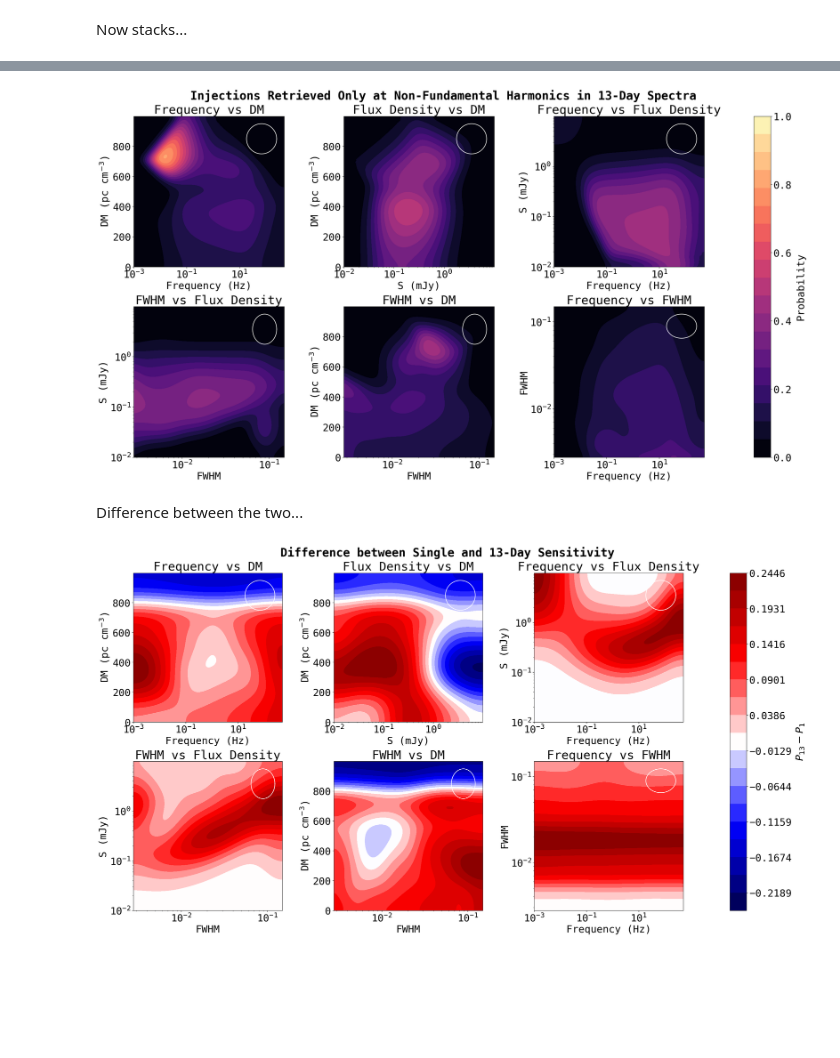
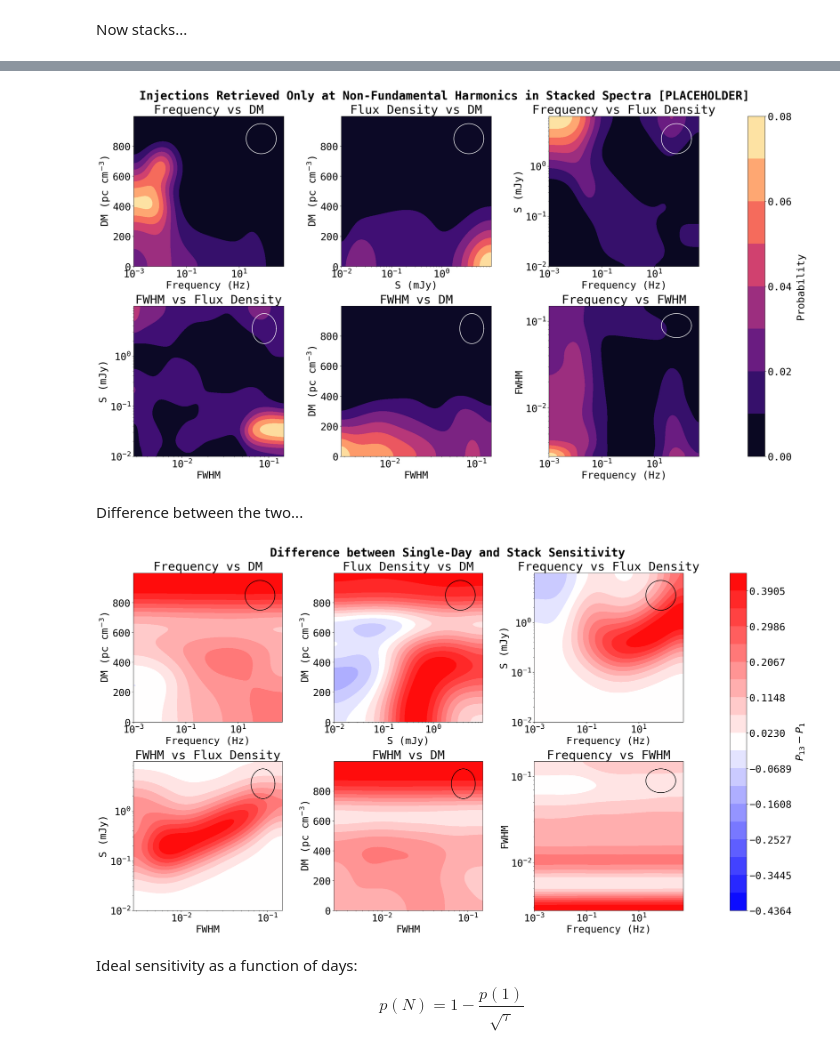
Before and after one commit to chime-sps/Transmissivity, a Jupyter notebook: results/injection_analysis_2d.ipynb, the cells around one changed output, grey strips where cells are left out. Saved outputs shown, nothing was run; the diff lists cells and outputs as text; code cells hidden in the pictures; blank space fills up the shorter version.

```diff
--- a/results/injection_analysis_2d.ipynb
+++ b/results/injection_analysis_2d.ipynb
@@ -679,8 +713,6 @@ fwhm_f_inj_p_smooth_13, _, fwhm_f_ret_p_smooth_13 = au.get_sensitivity(
 # %%
 fig, ax = plt.subplots(2, 3, figsize=(26, 14), layout = 'constrained')
 ax = ax.flatten()
-import importlib
-importlib.reload(au)
 
 #f vs DM
 cf0 = ax[0].contourf(f_bins[:-1], DM_bins[:-1], dm_f_ret_p_smooth_13,
@@ -692,7 +724,7 @@ ax[0].set_title('Frequency vs DM')
 #ax[0].set_xlim(1e-2, max(f_bins))
 #ax[0].set_ylim(0, 700)
 ax[0].set_box_aspect(1)
-au.add_ellipse(ax[0], f_bins, DM_bins, f_dev, DM_dev, x_log=True)
+au.add_ellipse(ax[0], f_bins, DM_bins, f_dev, DM_dev, x_log=True, color = 'black')
 
 #S vs DM
 cf1 = ax[1].contourf(S_bins[:-1], DM_bins[:-1], dm_s_ret_p_smooth_13,
@@ -704,7 +736,7 @@ ax[1].set_title('Flux Density vs DM')
 #ax[1].set_xlim(1e-1, max(S_bins) - 1)
 #ax[1].set_ylim(0, 700)
 ax[1].set_box_aspect(1)
-au.add_ellipse(ax[1], S_bins, DM_bins, S_dev, DM_dev, x_log=True)
+au.add_ellipse(ax[1], S_bins, DM_bins, S_dev, DM_dev, x_log=True, color = 'black')
 
 #f vs S
 cf2 = ax[2].contourf(f_bins[:-1], S_bins[:-1], s_f_ret_p_smooth_13,
@@ -717,7 +749,7 @@ ax[2].set_title('Frequency vs Flux Density')
 ax[2].set_box_aspect(1)
 #ax[2].set_xlim(1e-2, max(f_bins))
 #ax[2].set_ylim(1e-1, max(S_bins) - 1)
-au.add_ellipse(ax[2], f_bins, S_bins, f_dev, S_dev, x_log=True, y_log=True)
+au.add_ellipse(ax[2], f_bins, S_bins, f_dev, S_dev, x_log=True, y_log=True, color = 'black')
 
 #FWHM vs S
 cf3 = ax[3].contourf(fwhm_bins[:-1], S_bins[:-1], s_fwhm_ret_p_smooth_13,
@@ -729,7 +761,7 @@ ax[3].set_ylabel('S (mJy)')
 ax[3].set_title('FWHM vs Flux Density')
 ax[3].set_box_aspect(1)
 #ax[3].set_ylim(5e-2, max(S_bins) -1 )
-au.add_ellipse(ax[3], fwhm_bins, S_bins, FWHM_dev, S_dev, x_log=True, y_log=True)
+au.add_ellipse(ax[3], fwhm_bins, S_bins, FWHM_dev, S_dev, x_log=True, y_log=True, color = 'black')
 
 #FWHM vs DM
 cf4 = ax[4].contourf(fwhm_bins[:-1], DM_bins[:-1], dm_fwhm_ret_p_smooth_13,
@@ -739,9 +771,9 @@ ax[4].set_xlabel('FWHM')
 ax[4].set_ylabel(r'DM (pc cm$^{-3}$)')
 ax[4].set_title('FWHM vs DM')
 #ax[4].set_ylim(0, 700)
-ax[4].set_xlim(fwhm_bins[0], fwhm_bins[-2])
+#ax[4].set_xlim(fwhm_bins[0], fwhm_bins[-2])
 ax[4].set_box_aspect(1)
-au.add_ellipse(ax[4], fwhm_bins, DM_bins, FWHM_dev, DM_dev, x_log=True)
+au.add_ellipse(ax[4], fwhm_bins, DM_bins, FWHM_dev, DM_dev, x_log=True, color = 'black')
 
 #f vs FWHM
 cf5 = ax[5].contourf(f_bins[:-1], fwhm_bins[:-1], fwhm_f_ret_p_smooth_13,
@@ -752,15 +784,15 @@ ax[5].set_xlabel('Frequency (Hz)')
 ax[5].set_ylabel('FWHM')
 ax[5].set_title('Frequency vs FWHM')
 ax[5].set_box_aspect(1)
-ax[5].set_ylim(fwhm_bins[0], fwhm_bins[-2])
+#ax[5].set_ylim(fwhm_bins[0], fwhm_bins[-2])
 #ax[5].set_xlim(1e-2, max(f_bins))
-au.add_ellipse(ax[5], f_bins, fwhm_bins, f_dev, FWHM_dev, x_log=True, y_log=True)
+au.add_ellipse(ax[5], f_bins, fwhm_bins, f_dev, FWHM_dev, x_log=True, y_log=True, color = 'black')
 
 cbar = fig.colorbar(cf5, ax=ax, location='right', pad=0.08)
 cbar.set_label('Probability', labelpad=10)
 cbar.set_ticks([0, 0.2, 0.4, 0.6, 0.8, 1.0])
 
-fig.suptitle('Integrated Completeness of Injections into 13-Day Spectra',
+fig.suptitle('Integrated Completeness of Injections into Stacked Spectra [PLACEHOLDER]',
              fontsize=30, fontweight='bold')
 plt.show()
 # %% [output]
@@ -853,7 +885,9 @@ importlib.reload(au)
 
 #f vs DM
 cf0 = ax[0].contourf(f_bins[:-1], DM_bins[:-1], dm_f_weird_harm_13,
-                           levels=au.make_levels(dm_f_weird_harm_13),cmap='magma')
+                           #levels=au.make_levels(dm_f_weird_harm_13),
+                           cmap='magma')
+#)
 ax[0].set_xscale('log')
 ax[0].set_xlabel('Frequency (Hz)')
 ax[0].set_ylabel(r'DM (pc cm$^{-3}$)')
@@ -865,7 +899,8 @@ au.add_ellipse(ax[0], f_bins, DM_bins, f_dev, DM_dev, x_log=True)
 
 #S vs DM
 cf1 = ax[1].contourf(S_bins[:-1], DM_bins[:-1], dm_s_weird_harm_13,
-                           levels=au.make_levels(dm_s_weird_harm_13), cmap='magma')
+ #                          levels=au.make_levels(dm_s_weird_harm_13),
+            cmap='magma')
 ax[1].set_xscale('log')
 ax[1].set_xlabel('S (mJy)')
 ax[1].set_ylabel(r'DM (pc cm$^{-3}$)')
@@ -877,7 +912,8 @@ au.add_ellipse(ax[1], S_bins, DM_bins, S_dev, DM_dev, x_log=True)
 
 #f vs S
 cf2 = ax[2].contourf(f_bins[:-1], S_bins[:-1], s_f_weird_harm_13,
-                           levels=au.make_levels(s_f_weird_harm_13), cmap='magma')
+                           #levels=au.make_levels(s_f_weird_harm_13),
+                           cmap='magma')
 ax[2].set_xscale('log')
 ax[2].set_yscale('log')
 ax[2].set_xlabel('Frequency (Hz)')
@@ -890,7 +926,8 @@ au.add_ellipse(ax[2], f_bins, S_bins, f_dev, S_dev, x_log=True, y_log=True)
 
 #FWHM vs S
 cf3 = ax[3].contourf(fwhm_bins[:-1], S_bins[:-1], s_fwhm_weird_harm_13,
-                           levels=au.make_levels(s_fwhm_weird_harm_13), cmap='magma')
+                           #levels=au.make_levels(s_fwhm_weird_harm_13),
+                           cmap='magma')
 ax[3].set_xscale('log')
 ax[3].set_yscale('log')
 ax[3].set_xlabel('FWHM')
@@ -902,7 +939,8 @@ au.add_ellipse(ax[3], fwhm_bins, S_bins, FWHM_dev, S_dev, x_log=True, y_log=True
 
 #FWHM vs DM
 cf4 = ax[4].contourf(fwhm_bins[:-1], DM_bins[:-1], dm_fwhm_weird_harm_13,
-                           levels=au.make_levels(dm_fwhm_weird_harm_13), cmap='magma')
+                           #levels=au.make_levels(dm_fwhm_weird_harm_13),
+                           cmap='magma')
 ax[4].set_xscale('log')
 ax[4].set_xlabel('FWHM')
 ax[4].set_ylabel(r'DM (pc cm$^{-3}$)')
@@ -914,7 +952,8 @@ au.add_ellipse(ax[4], fwhm_bins, DM_bins, FWHM_dev, DM_dev, x_log=True)
 
 #f vs FWHM
 cf5 = ax[5].contourf(f_bins[:-1], fwhm_bins[:-1], fwhm_f_weird_harm_13,
-                           levels=au.make_levels(fwhm_f_weird_harm_13), cmap='magma')
+                           #levels=au.make_levels(fwhm_f_weird_harm_13),
+                           cmap='magma')
 ax[5].set_xscale('log')
 ax[5].set_yscale('log')
 ax[5].set_xlabel('Frequency (Hz)')
@@ -927,13 +966,13 @@ au.add_ellipse(ax[5], f_bins, fwhm_bins, f_dev, FWHM_dev, x_log=True, y_log=True
 
 cbar = fig.colorbar(cf5, ax=ax, location='right', pad=0.08)
 cbar.set_label('Probability', labelpad=10)
-cbar.set_ticks([0, 0.2, 0.4, 0.6, 0.8, 1.0])
-
-fig.suptitle('Injections Retrieved Only at Non-Fundamental Harmonics in 13-Day Spectra',
+#cbar.set_ticks([0, 0.2, 0.4, 0.6, 0.8, 1.0])
+cbar.set_ticks([0, 0.02, 0.04, 0.06, 0.08])
+fig.suptitle('Injections Retrieved Only at Non-Fundamental Harmonics in Stacked Spectra [PLACEHOLDER]',
              fontsize=30, fontweight='bold')
 plt.show()
 # %% [output]
-[figure, old version]
+[figure, new version]
 # %% [markdown]
 Difference between the two...
 # %%
@@ -956,7 +995,7 @@ ax = ax.flatten()
 #f vs DM
 cf0 = ax[0].contourf(f_bins[:-1], DM_bins[:-1], dm_f_diff_smooth,
                            levels=au.make_levels(dm_f_diff_smooth, diverging = True),
-                           cmap='seismic')
+                           cmap='bwr')
 ax[0].set_xscale('log')
 ax[0].set_xlabel('Frequency (Hz)')
 ax[0].set_ylabel(r'DM (pc cm$^{-3}$)')
@@ -964,12 +1003,12 @@ ax[0].set_title('Frequency vs DM')
 #ax[0].set_xlim(1e-2, max(f_bins))
 #ax[0].set_ylim(0, 700)
 ax[0].set_box_aspect(1)
-au.add_ellipse(ax[0], f_bins, DM_bins, f_dev, DM_dev, x_log=True)
+au.add_ellipse(ax[0], f_bins, DM_bins, f_dev, DM_dev, x_log=True, color = 'black')
 
 #S vs DM
 cf1 = ax[1].contourf(S_bins[:-1], DM_bins[:-1], dm_s_diff_smooth,
                            levels=au.make_levels(dm_s_diff_smooth, diverging = True),
-                            cmap='seismic')
+                            cmap='bwr')
 ax[1].set_xscale('log')
 ax[1].set_xlabel('S (mJy)')
 ax[1].set_ylabel(r'DM (pc cm$^{-3}$)')
@@ -977,12 +1016,12 @@ ax[1].set_title('Flux Density vs DM')
 #ax[1].set_xlim(1e-1, max(S_bins) - 1)
 #ax[1].set_ylim(0, 700)
 ax[1].set_box_aspect(1)
-au.add_ellipse(ax[1], S_bins, DM_bins, S_dev, DM_dev, x_log=True)
+au.add_ellipse(ax[1], S_bins, DM_bins, S_dev, DM_dev, x_log=True, color = 'black')
 
 #f vs S
 cf2 = ax[2].contourf(f_bins[:-1], S_bins[:-1], s_f_diff_smooth,
                            levels=au.make_levels(s_f_diff_smooth, diverging = True),
-                           cmap='seismic')
+                           cmap='bwr')
 ax[2].set_xscale('log')
 ax[2].set_yscale('log')
 ax[2].set_xlabel('Frequency (Hz)')
@@ -991,12 +1030,12 @@ ax[2].set_title('Frequency vs Flux Density')
 ax[2].set_box_aspect(1)
 #ax[2].set_xlim(1e-2, max(f_bins))
 #ax[2].set_ylim(1e-1, max(S_bins) - 1)
-au.add_ellipse(ax[2], f_bins, S_bins, f_dev, S_dev, x_log=True, y_log=True)
+au.add_ellipse(ax[2], f_bins, S_bins, f_dev, S_dev, x_log=True, y_log=True, color = 'black')
 
 #FWHM vs S
 cf3 = ax[3].contourf(fwhm_bins[:-1], S_bins[:-1], s_fwhm_diff_smooth,
                            levels=au.make_levels(s_fwhm_diff_smooth, diverging = True),
-                           cmap='seismic')
+                           cmap='bwr')
 ax[3].set_xscale('log')
 ax[3].set_yscale('log')
 ax[3].set_xlabel('FWHM')
@@ -1004,40 +1043,43 @@ ax[3].set_ylabel('S (mJy)')
 ax[3].set_title('FWHM vs Flux Density')
 ax[3].set_box_aspect(1)
 #ax[3].set_ylim(5e-2, max(S_bins) -1 )
-au.add_ellipse(ax[3], fwhm_bins, S_bins, FWHM_dev, S_dev, x_log=True, y_log=True)
+au.add_ellipse(ax[3], fwhm_bins, S_bins, FWHM_dev, S_dev, x_log=True, y_log=True, color = 'black')
 
 #FWHM vs DM
 cf4 = ax[4].contourf(fwhm_bins[:-1], DM_bins[:-1], dm_fwhm_diff_smooth,
                            levels=au.make_levels(dm_fwhm_diff_smooth, diverging = True),
-                           cmap='seismic')
+                           cmap='bwr')
 ax[4].set_xscale('log')
 ax[4].set_xlabel('FWHM')
 ax[4].set_ylabel(r'DM (pc cm$^{-3}$)')
 ax[4].set_title('FWHM vs DM')
 #ax[4].set_ylim(0, 700)
 ax[4].set_xlim(fwhm_bins[0], fwhm_bins[-2])
 ax[4].set_box_aspect(1)
-au.add_ellipse(ax[4], fwhm_bins, DM_bins, FWHM_dev, DM_dev, x_log=True)
+au.add_ellipse(ax[4], fwhm_bins, DM_bins, FWHM_dev, DM_dev, x_log=True, color = 'black')
 
 #f vs FWHM
 cf5 = ax[5].contourf(f_bins[:-1], fwhm_bins[:-1], fwhm_f_diff_smooth,
                            levels=au.make_levels(fwhm_f_diff_smooth, diverging = True),
-                           cmap='seismic')
+                           cmap='bwr')
 ax[5].set_xscale('log')
 ax[5].set_yscale('log')
 ax[5].set_xlabel('Frequency (Hz)')
 ax[5].set_ylabel('FWHM')
 ax[5].set_title('Frequency vs FWHM')
 ax[5].set_box_aspect(1)
 ax[5].set_ylim(fwhm_bins[0], fwhm_bins[-2])
 #ax[5].set_xlim(1e-2, max(f_bins))
-au.add_ellipse(ax[5], f_bins, fwhm_bins, f_dev, FWHM_dev, x_log=True, y_log=True)
+au.add_ellipse(ax[5], f_bins, fwhm_bins, f_dev, FWHM_dev, x_log=True, y_log=True, color = 'black')
 
 cbar = fig.colorbar(cf5, ax=ax, location='right', pad=0.08)
 cbar.set_label(r'$P_{13} - P_1$', labelpad=10)
 
-fig.suptitle('Difference between Single and 13-Day Sensitivity',
+fig.suptitle('Difference between Single-Day and Stack Sensitivity',
              fontsize=30, fontweight='bold')
 plt.show()
 # %% [output]
-[figure, old version]
+[figure, new version]
+# %% [markdown]
+Ideal sensitivity as a function of days:
+$$p(N) = 1 - \frac{p(1)}{\sqrt{\tau}}$$
```
Also changed, not shown: parts of 19 cells of this notebook, 1 other file.
